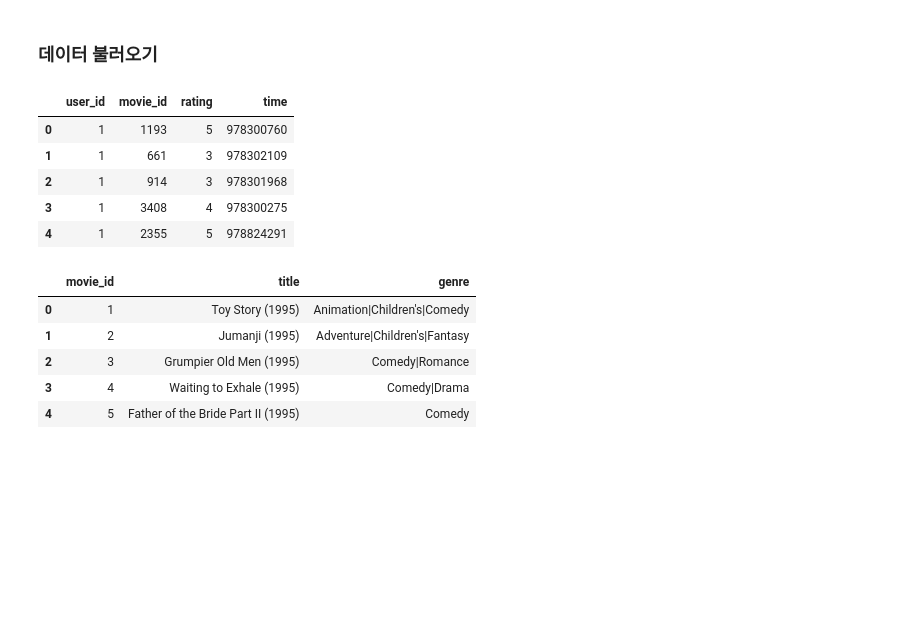
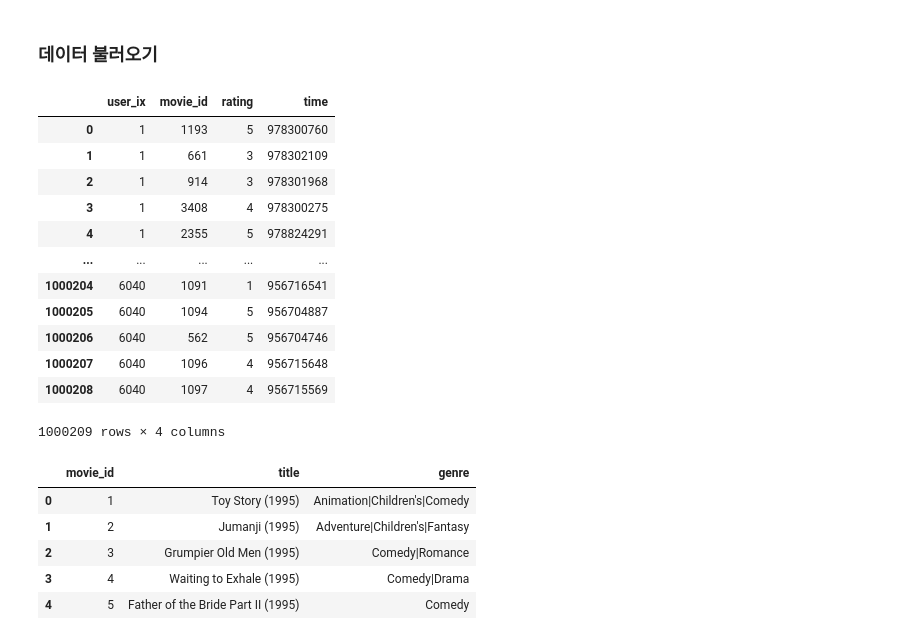
Before and after one commit to MaximHelio/ML-Recommendation-System, a Jupyter notebook: MovieRecommendation.ipynb, the cells around one changed output. Saved outputs shown, nothing was run; the diff lists cells and outputs as text; code cells hidden in the pictures; blank space fills up the shorter version.

```diff
--- a/MovieRecommendation.ipynb
+++ b/MovieRecommendation.ipynb
@@ -27,17 +27,24 @@
 # %%
 import pandas as pd
 
 rating_url = './data/ratings.dat'
-rating_df = pd.io.parsers.read_csv(rating_url, names=['user_id', 'movie_id', 'rating', 'time'], delimiter='::', engine ='python')
-rating_df.head()
+rating_df = pd.io.parsers.read_table(rating_url, names=['user_ix', 'movie_id', 'rating', 'time'], delimiter='::', engine ='python')
+rating_df
 # time: 유닉스 타임, 클수록 현재에 가까움
 # %% [output]
-|  | user_id | movie_id | rating | time |
+|  | user_ix | movie_id | rating | time |
 | 0 | 1 | 1193 | 5 | 978300760 |
 | 1 | 1 | 661 | 3 | 978302109 |
 | 2 | 1 | 914 | 3 | 978301968 |
 | 3 | 1 | 3408 | 4 | 978300275 |
 | 4 | 1 | 2355 | 5 | 978824291 |
+| ... | ... | ... | ... | ... |
+| 1000204 | 6040 | 1091 | 1 | 956716541 |
+| 1000205 | 6040 | 1094 | 5 | 956704887 |
+| 1000206 | 6040 | 562 | 5 | 956704746 |
+| 1000207 | 6040 | 1096 | 4 | 956715648 |
+| 1000208 | 6040 | 1097 | 4 | 956715569 |
+1000209 rows × 4 columns
 # %%
 movie_url = './data/movies.dat'
 movie_df = pd.io.parsers.read_csv(movie_url, names=['movie_id', 'title', 'genre'], delimiter='::', engine ='python', encoding='ISO-8859-1')
```
Also changed, not shown: parts of 2 cells of this notebook.
